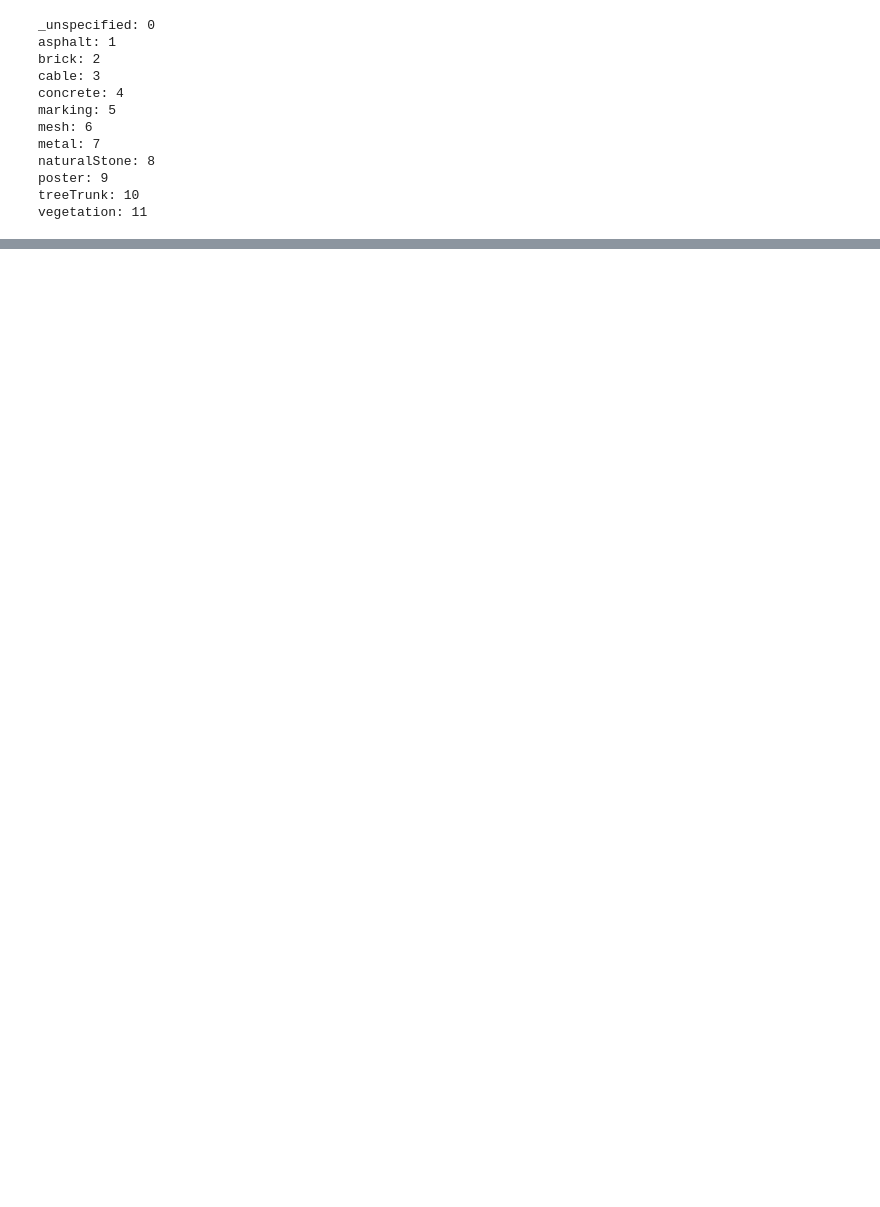
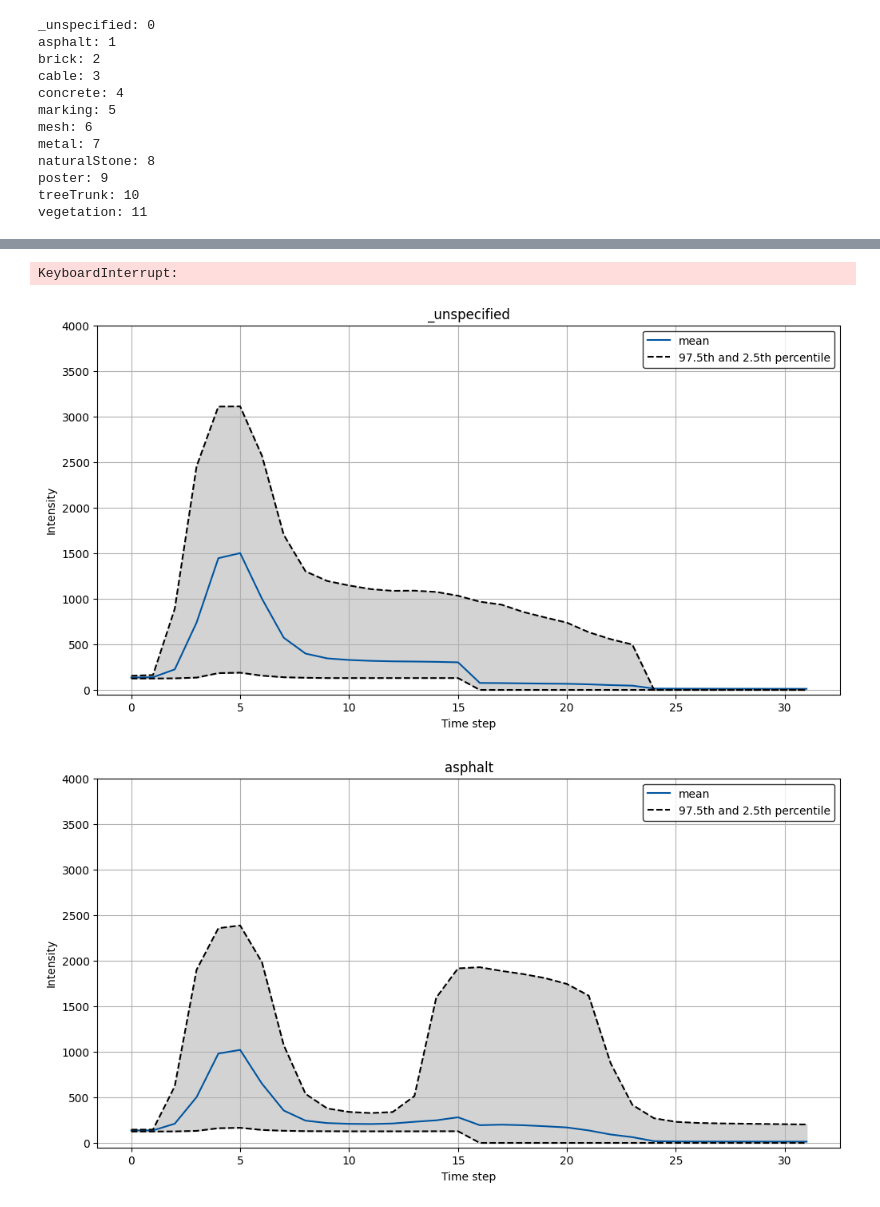
Before and after one commit to biophase/fg-feat-extractor, a Jupyter notebook: notebooks/visualize_waveforms.ipynb, the cells around one changed output, grey strips where cells are left out. Drawn from its saved outputs; the diff is of its cells as text; code cells hidden in the pictures; blank space fills up the shorter version.

```diff
--- a/notebooks/visualize_waveforms.ipynb
+++ b/notebooks/visualize_waveforms.ipynb
@@ -240,0 +253,48 @@ fig.show()
+# %%
+# just plot all labels
+# plot the results
+from matplotlib import pyplot as plt
+qtop_val = .975
+qbot_val = .025
+
+for key in cfg.data.label_schema.labels_3.keys():
+    idx = cfg.data.label_schema.labels_3[key]
+    print(key, idx)
+
+
+
+    wfms_all = list()
+
+    # works only if single label level is loaded due to squeeze
+    proj_i = 0
+    for proj_i in range(len(ds.projects)):
+        wfms = ds.projects[proj_i]['wfm'][np.squeeze(ds.projects[proj_i]['labels']) == idx]
+        wfms_all.append(wfms)
+
+    wfms_all = np.concatenate(wfms_all, axis=0)
+    # print(wfms_all.shape)
+    if wfms_all.shape[0] == 0:
+        continue
+
+    # undo normalization
+    wfms_all = (wfms_all * 623.0141) + 358.35934
+
+
+    fig, ax = plt.subplots(1,1, figsize=(12,6))
+    ax.set_title(key)
+    mean = np.mean(wfms_all, axis=0)
+    qtop = np.quantile(wfms_all, qtop_val, axis=0)
+    qbottom = np.quantile(wfms_all, qbot_val, axis=0)
+    ax.plot(mean, linestyle = '-', color = [c/255. for c in (0,84,159)], label='mean')
+    ax.plot(qtop, linestyle = '--', color = 'black', label=f'{qtop_val*100:.1f}th and {qbot_val*100:.1f}th percentile')
+    ax.plot(qbottom, linestyle = '--', color = 'black')
+    ax.fill_between(range(mean.shape[-1]),qbottom,qtop, color='lightgray')
+    ax.legend(edgecolor='black')
+    ax.set_ylim(-50,4000)
+    ax.grid(which='both')
+    ax.set_xlabel('Time step')
+    ax.set_ylabel('Intensity')
+
+
+    # raise Exception
+# %% [output]
@@ -240,0 +318,3 @@ fig.show()
+KeyboardInterrupt:
+[figure, added]
+[figure, added]
```
Also changed, not shown: parts of 13 cells of this notebook, 1 other file.
